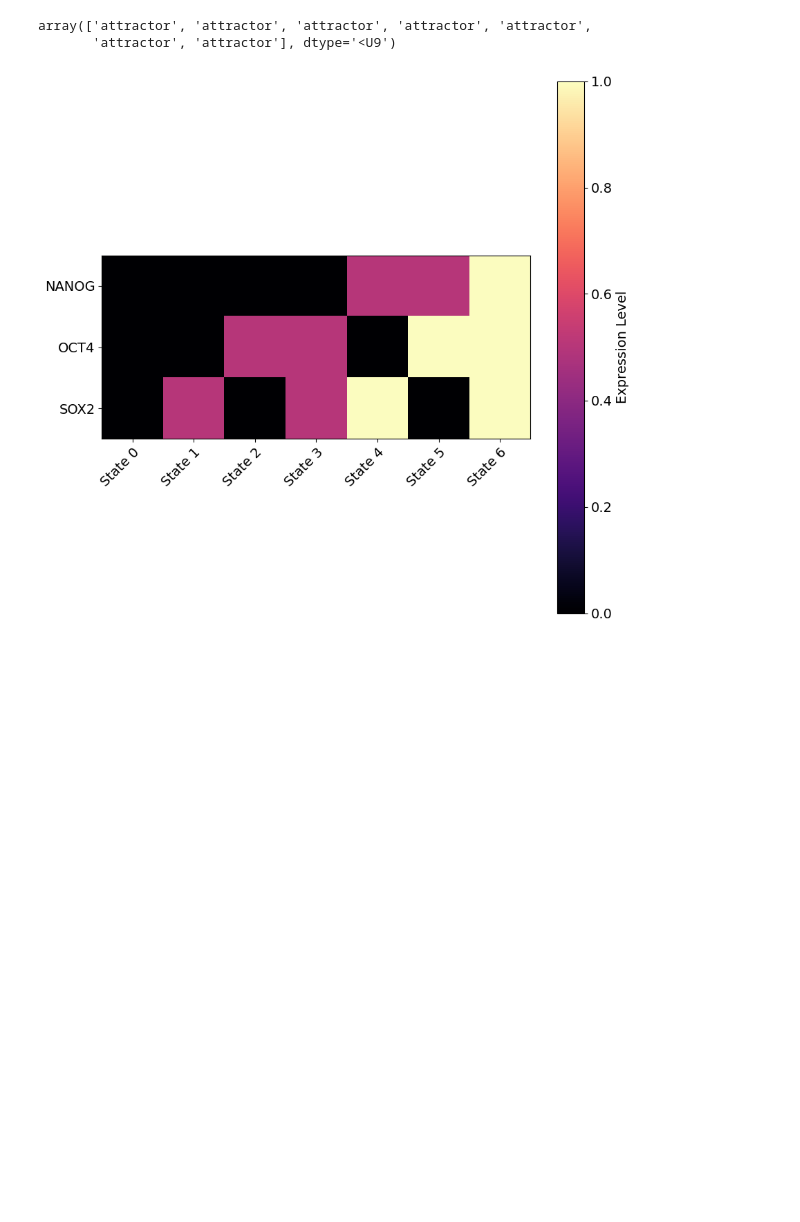
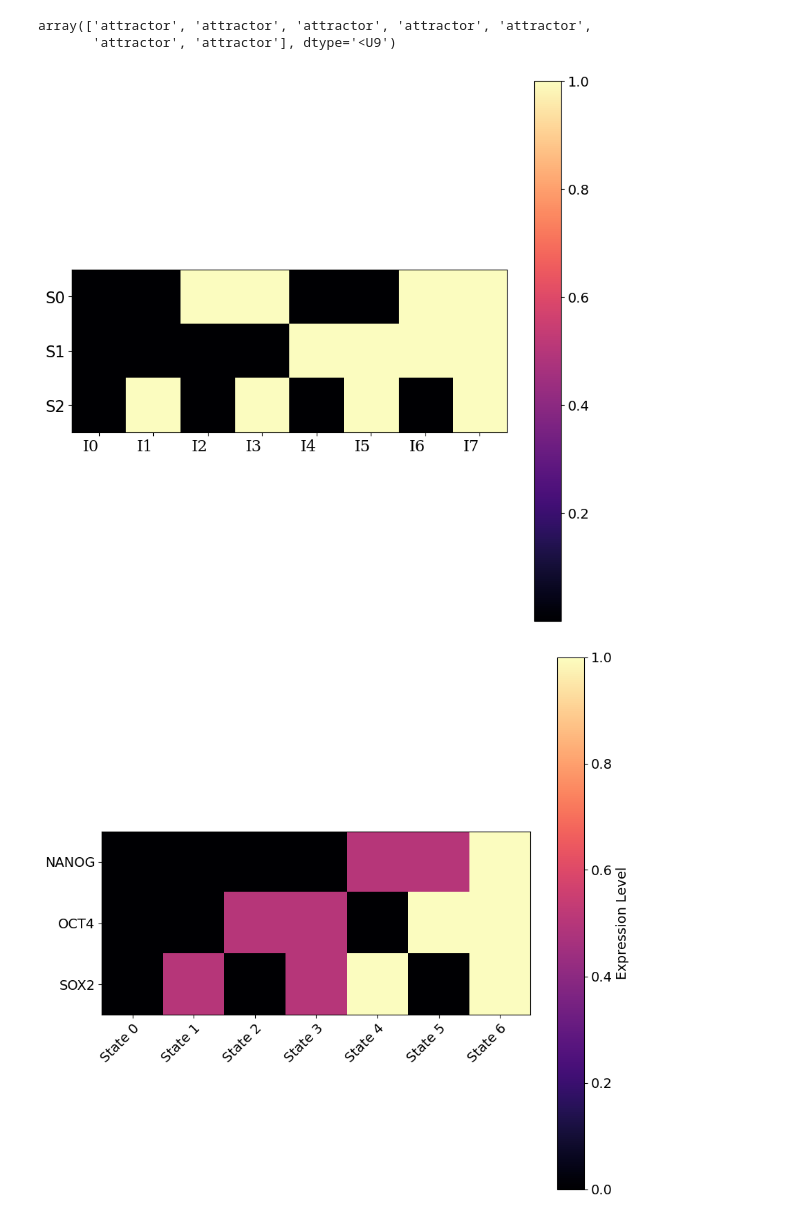
Before and after one commit to betsee/cellnition, a Jupyter notebook: ipynb/Tutorial1_ContinuousNFSM_v1.ipynb, the cells around one changed output. Cells and saved outputs as stored; diff of their text form; code cells hidden in the pictures; blank space fills up the shorter version.

```diff
--- a/ipynb/Tutorial1_ContinuousNFSM_v1.ipynb
+++ b/ipynb/Tutorial1_ContinuousNFSM_v1.ipynb
@@ -48,6 +48,6 @@ from cellnition.science.networks_toolbox.state_machine import StateMachine
 # %%
 # Define your desired root save path for output images, graphs, and text files:
-save_path_base = '/home/Documents/CellnitionSims' # Root directory
+save_path_base = '/home/pietakio/Documents/CellnitionSims/Continuous' # YOUR CUSTOM ROOT DIRECTORY HERE!
 save_path_oo = os.path.join(save_path_base, 'March21_2025') # Sub-root directory
 if not os.path.isdir(save_path_oo): # Create the sub-root directory
     os.makedirs(save_path_oo)
@@ -261,7 +261,7 @@ solsM_all, charM_all, sols_list, states_dict, sig_test_set = smach.steady_state_
                                                                                                  verbose=verbose,
                                                                                                  return_saddles=return_saddles,
                                                                                                  N_space=N_space,
-                                                                                                 search_tol=1.0e-15,
+                                                                                                 search_tol=1.0e-10,
                                                                                                  sol_tol=1.0e-3,
                                                                                                  search_main_nodes_only=search_main_nodes_only,
                                                                                                  order_by_distance=False,
@@ -313,18 +313,20 @@ np.savetxt(save_inputss_data, sig_test_set,
            delimiter=',', header='')
 # %%
 # Plot the set of input states. These are applied to the GRN system in order to drive transitions between stable eq'm states.
-y_input_labels = [bnet.nodes_list[ni] for ni in bnet.input_node_inds]
+y_input_labels = [pnet.nodes_list[ni] for ni in pnet.input_node_inds]
 x_input_labels = [f'I{ni}' for ni, _ in enumerate(sig_test_set)]
 
 save_inputs_image = os.path.join(save_path, f'InputStates_{libg.name}.png')
-fig, ax = bnet.plot_pixel_matrix(sig_test_set.T,
+fig, ax = pnet.plot_pixel_matrix(sig_test_set.T,
                           x_input_labels,
                            y_input_labels,
                          figsave=save_inputs_image,
                          cmap=None,
                                figsize=(10,10),
                                fontsize=16
                          )
+# %% [output]
+[figure, added]
 # %%
 # Save the eq'm solution results matrix to a text file:
 save_sols_data = os.path.join(save_path, f'SolsM_{libg.name}.csv')
```
Also changed, not shown: 1 other file.
